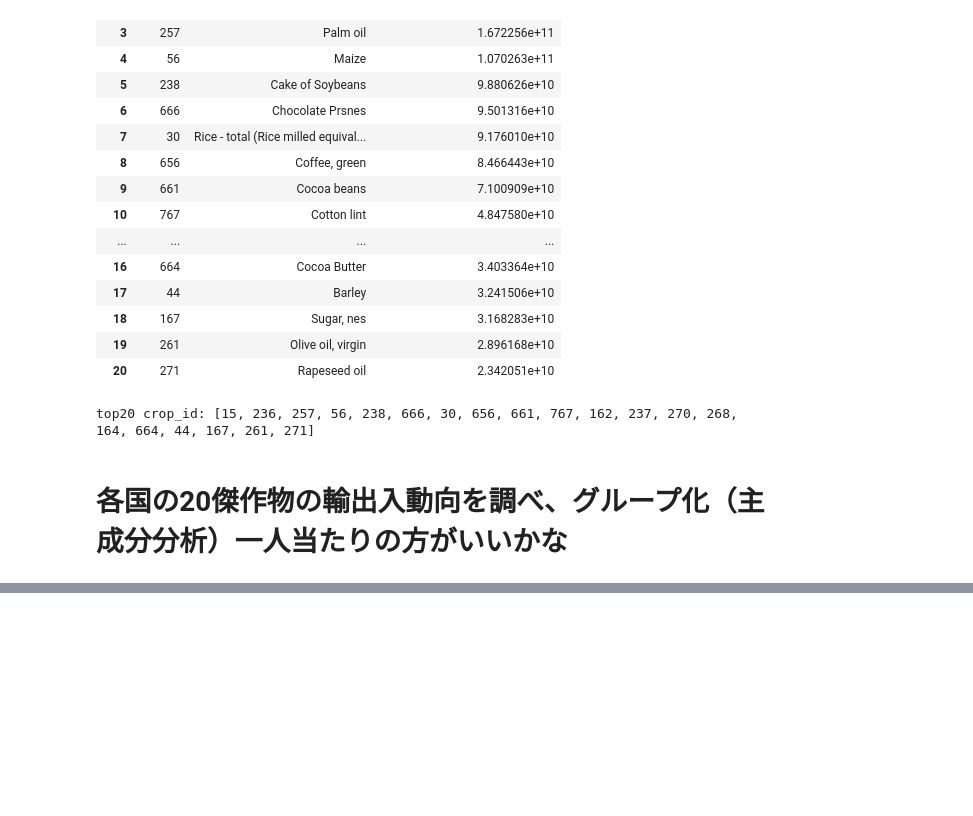
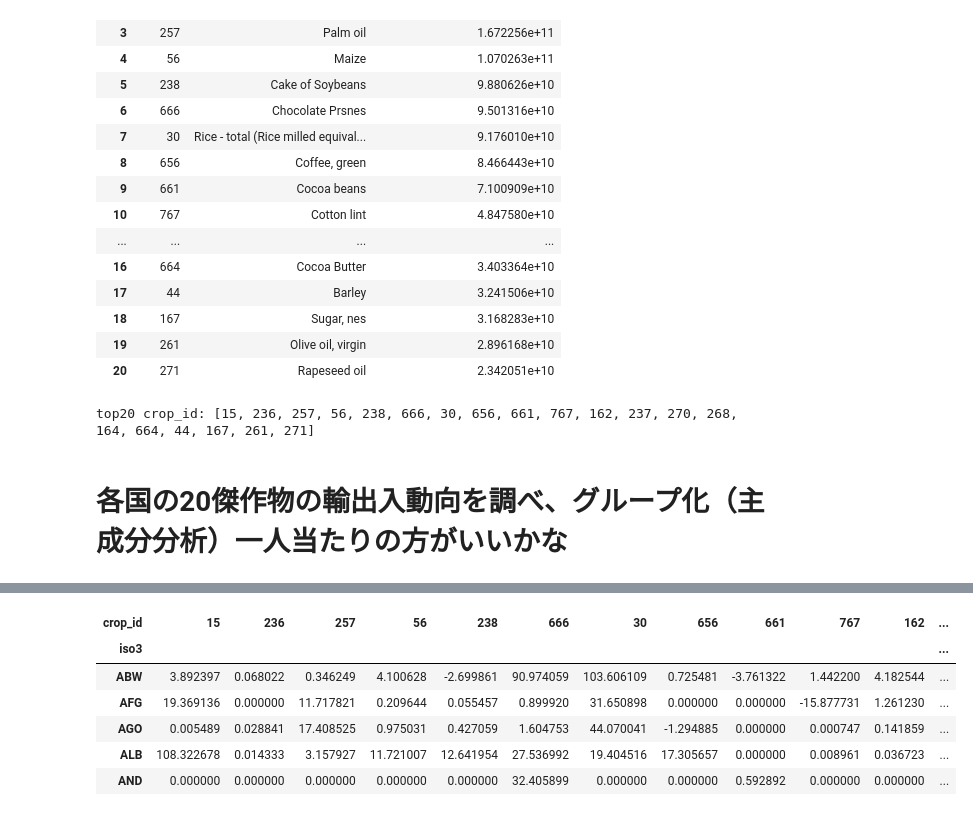
Before and after one commit to hgsl-general/2025_master_Tsuda, a Jupyter notebook: codes/VWT_PCA.ipynb, the cells around one changed output, grey strips where cells are left out. Cells and saved outputs as stored; diff of their text form; code cells hidden in the pictures; blank space fills up the shorter version.

```diff
--- a/codes/VWT_PCA.ipynb
+++ b/codes/VWT_PCA.ipynb
@@ -110,0 +217,73 @@ top20 crop_id: [15, 236, 257, 56, 238, 666, 30, 656, 661, 767, 162, 237, 270, 26
+# %%
+store = load_vwt_trade_npy_store(str(STORE_DIR))
+
+crop_ids = store["crop_ids"].astype(int)
+years = store["years"].astype(int)
+iso3_order = store["iso3_order"].astype(str)
+
+rows = []
+for ci, crop in enumerate(crop_ids):
+    for yi, y in enumerate(years):
+        rows.append(
+            pd.DataFrame(
+                {
+                    "year": int(y),
+                    "iso3": iso3_order,
+                    "crop_id": int(crop),
+                    "import_pc_m3_per_person_per_year": store["import_pc"][ci, yi, :],
+                    "export_pc_m3_per_person_per_year": store["export_pc"][ci, yi, :],
+                    "net_pc_m3_per_person_per_year": store["net_pc"][ci, yi, :],
+                    "population_used": store["population_used"][ci, yi, :],
+                }
+            )
+        )
+
+top20_net_pc_2016 = pd.concat(rows, ignore_index=True)
+top20_net_pc_2016 = top20_net_pc_2016.merge(
+    top20_named[["crop_id", "commodity_name"]],
+    on="crop_id",
+    how="left",
+)
+top20_net_pc_2016 = top20_net_pc_2016[
+    [
+        "year",
+        "iso3",
+        "crop_id",
+        "commodity_name",
+        "import_pc_m3_per_person_per_year",
+        "export_pc_m3_per_person_per_year",
+        "net_pc_m3_per_person_per_year",
+        "population_used",
+    ]
+]
+
+top20_net_pc_2016.to_csv(OUT_CSV, index=False, encoding="utf-8-sig")
+
+MATRIX_CSV = STORE_DIR / "top20_net_pc_2016_matrix_iso3_x_crop.csv"
+MATRIX_NPY = STORE_DIR / "top20_net_pc_2016_matrix.npy"
+MATRIX_ISO3_NPY = STORE_DIR / "top20_net_pc_2016_matrix_iso3.npy"
+MATRIX_CROP_NPY = STORE_DIR / "top20_net_pc_2016_matrix_crop_ids.npy"
+
+top20_net_pc_2016_matrix = (
+    top20_net_pc_2016.pivot_table(
+        index="iso3",
+        columns="crop_id",
+        values="net_pc_m3_per_person_per_year",
+        aggfunc="first",
+    )
+    .sort_index()
+    .reindex(columns=top20_crop_ids)
+)
+
+top20_net_pc_2016_matrix.to_csv(MATRIX_CSV, encoding="utf-8-sig")
+np.save(MATRIX_NPY, top20_net_pc_2016_matrix.to_numpy(dtype=float))
+np.save(MATRIX_ISO3_NPY, top20_net_pc_2016_matrix.index.to_numpy(dtype=str))
+np.save(MATRIX_CROP_NPY, np.array(top20_net_pc_2016_matrix.columns, dtype=int))
+
+display(top20_net_pc_2016.head())
+display(top20_net_pc_2016_matrix.head())
+print(f"saved long table: {OUT_CSV}")
+print(f"saved matrix csv: {MATRIX_CSV}")
+print(f"saved matrix npy: {MATRIX_NPY}")
+print(f"rows={len(top20_net_pc_2016):,}, valid net_pc={top20_net_pc_2016['net_pc_m3_per_person_per_year'].notna().sum():,}")
+# %% [output]
@@ -110,0 +296,7 @@ top20 crop_id: [15, 236, 257, 56, 238, 666, 30, 656, 661, 767, 162, 237, 270, 26
+| crop_id | 15 | 236 | 257 | 56 | 238 | 666 | 30 | 656 | 661 | 767 | 162 | ... |
+| iso3 |  |  |  |  |  |  |  |  |  |  |  | ... |
+| ABW | 3.892397 | 0.068022 | 0.346249 | 4.100628 | -2.699861 | 90.974059 | 103.606109 | 0.725481 | -3.761322 | 1.442200 | 4.182544 | ... |
+| AFG | 19.369136 | 0.000000 | 11.717821 | 0.209644 | 0.055457 | 0.899920 | 31.650898 | 0.000000 | 0.000000 | -15.877731 | 1.261230 | ... |
+| AGO | 0.005489 | 0.028841 | 17.408525 | 0.975031 | 0.427059 | 1.604753 | 44.070041 | -1.294885 | 0.000000 | 0.000747 | 0.141859 | ... |
+| ALB | 108.322678 | 0.014333 | 3.157927 | 11.721007 | 12.641954 | 27.536992 | 19.404516 | 17.305657 | 0.000000 | 0.008961 | 0.036723 | ... |
+| AND | 0.000000 | 0.000000 | 0.000000 | 0.000000 | 0.000000 | 32.405899 | 0.000000 | 0.000000 | 0.592892 | 0.000000 | 0.000000 | ... |
```
Also changed, not shown: parts of 3 cells of this notebook.
